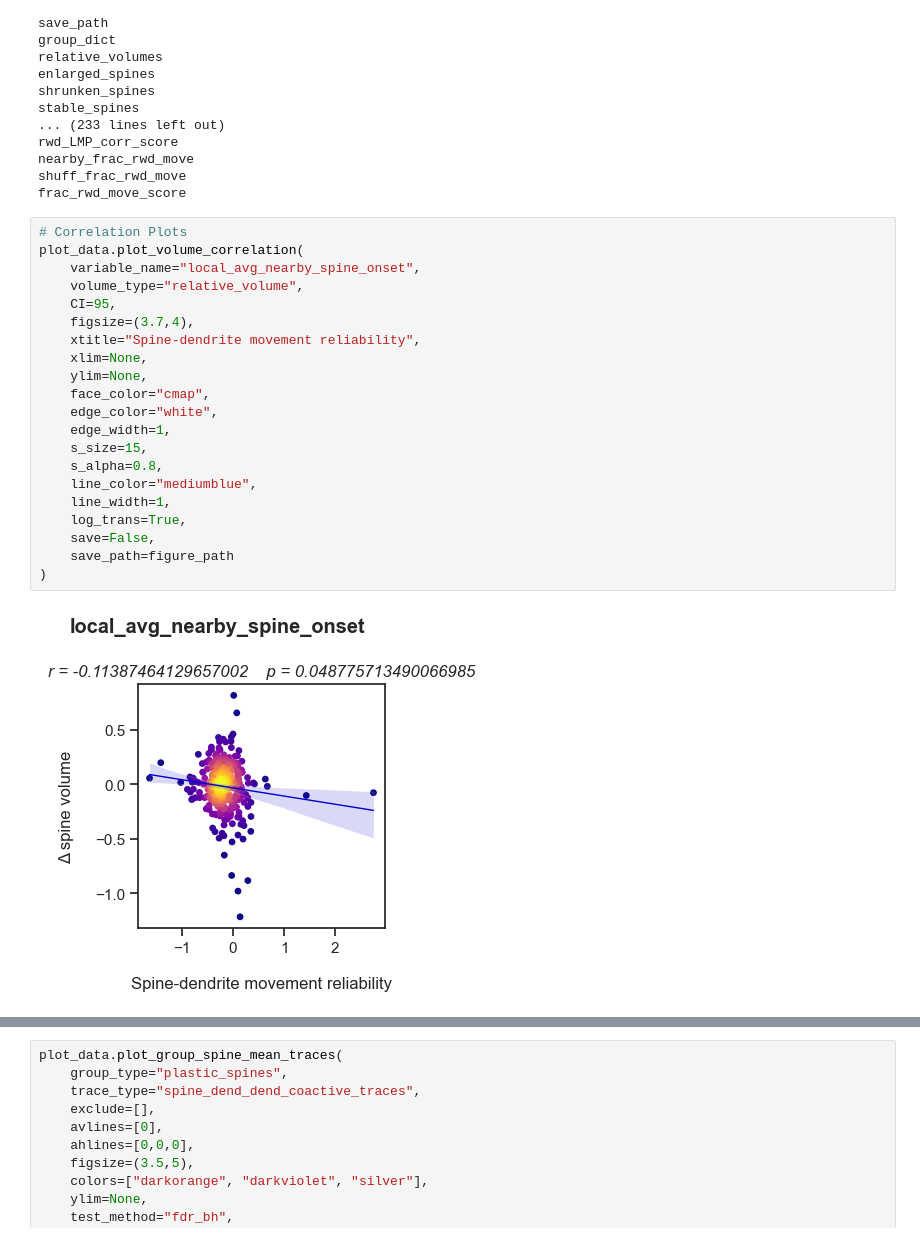
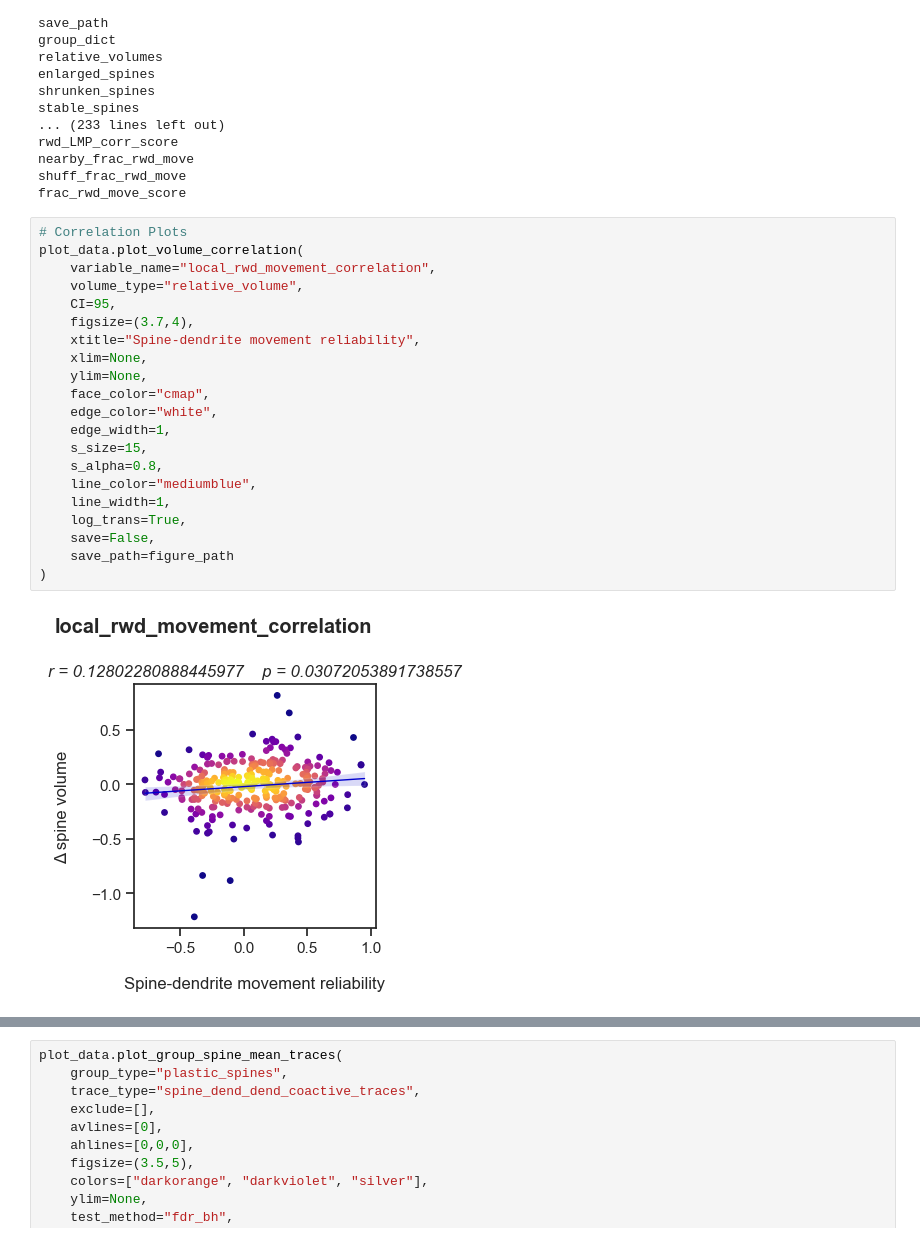
Before and after one commit to wjakewright/Lab_Analyses, a Jupyter notebook: Lab_Analyses/Spine_Analysis/Batch_Coactivity_Analysis.ipynb, the cells around one changed output, grey strips where cells are left out. Saved outputs shown, nothing was run; the diff lists cells and outputs as text.

```diff
--- a/Lab_Analyses/Spine_Analysis/Batch_Coactivity_Analysis.ipynb
+++ b/Lab_Analyses/Spine_Analysis/Batch_Coactivity_Analysis.ipynb
@@ -324,26 +324,26 @@ frac_rwd_move_score
 # %%
 # Correlation Plots
 plot_data.plot_volume_correlation(
-    variable_name="local_avg_nearby_spine_onset",
+    variable_name="local_rwd_movement_correlation",
     volume_type="relative_volume",
     CI=95,
     figsize=(3.7,4),
     xtitle="Spine-dendrite movement reliability",
     xlim=None,
     ylim=None,
     face_color="cmap",
     edge_color="white",
     edge_width=1,
     s_size=15,
     s_alpha=0.8,
     line_color="mediumblue",
     line_width=1,
     log_trans=True,
     save=False,
     save_path=figure_path
 )
 # %% [output]
-[figure, old version]
+[figure, new version]
 # %%
 # Group mean activity plots
 plot_data.plot_group_scatter_plot(
```
Also changed, not shown: parts of 4 cells of this notebook.
